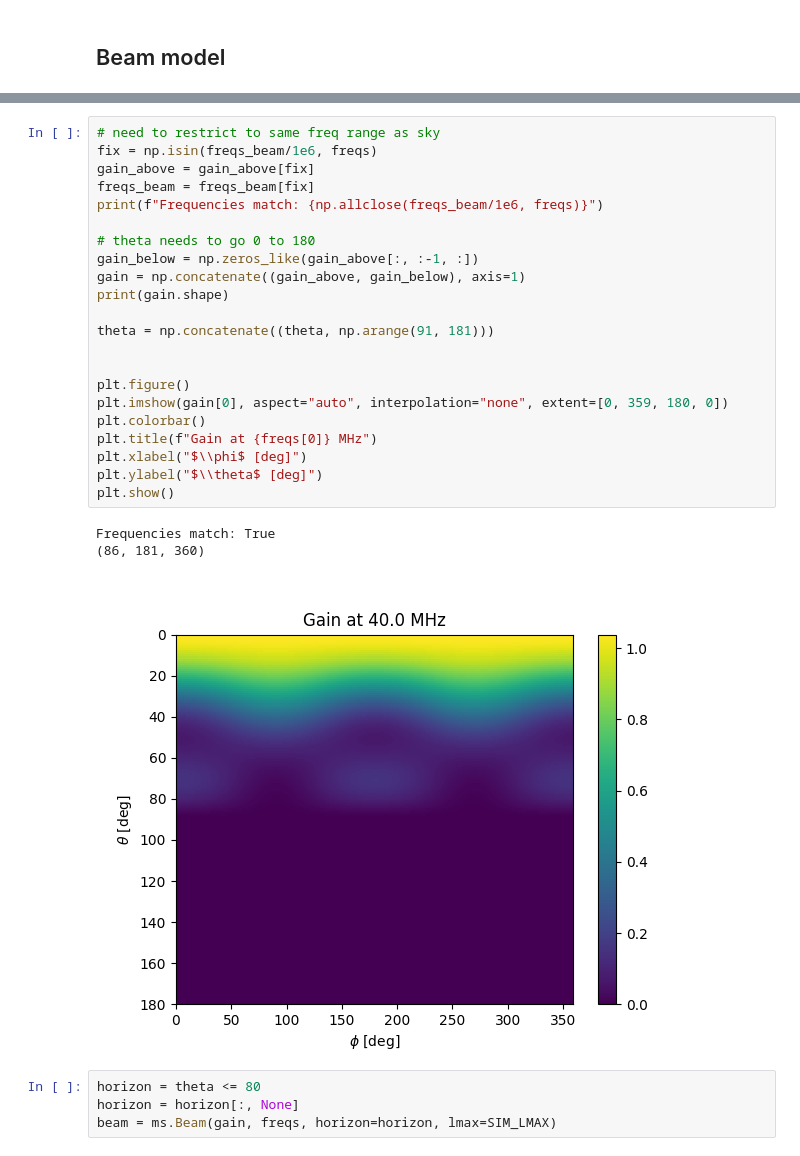
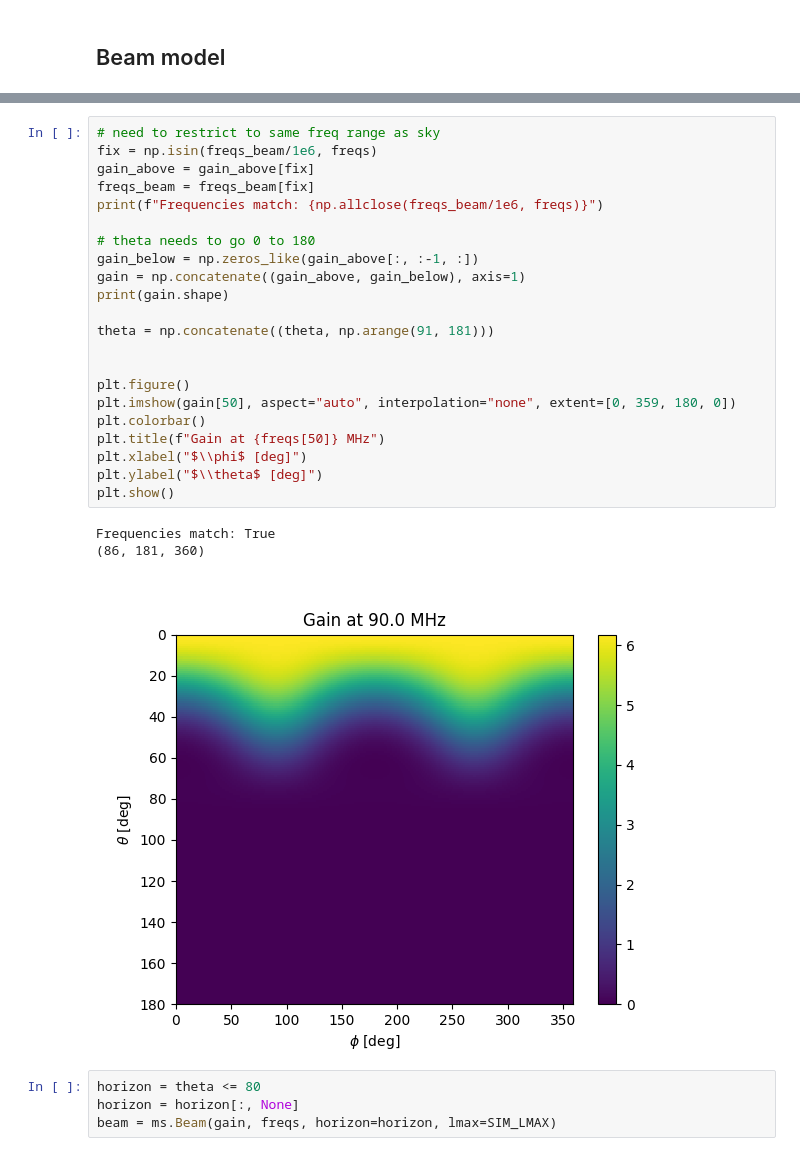
Before and after one commit to MIST-Experiment/mistsim, a Jupyter notebook: examples/sim_comparison.ipynb, the cells around one changed output, grey strips where cells are left out. Drawn from its saved outputs; the diff is of its cells as text.

```diff
--- a/examples/sim_comparison.ipynb
+++ b/examples/sim_comparison.ipynb
@@ -154,29 +153,29 @@ print(gain_above.shape)
 # %%
 # need to restrict to same freq range as sky
 fix = np.isin(freqs_beam/1e6, freqs)
 gain_above = gain_above[fix]
 freqs_beam = freqs_beam[fix]
 print(f"Frequencies match: {np.allclose(freqs_beam/1e6, freqs)}")
 
 # theta needs to go 0 to 180
 gain_below = np.zeros_like(gain_above[:, :-1, :])
 gain = np.concatenate((gain_above, gain_below), axis=1)
 print(gain.shape)
 
 theta = np.concatenate((theta, np.arange(91, 181)))
 
 
 plt.figure()
-plt.imshow(gain[0], aspect="auto", interpolation="none", extent=[0, 359, 180, 0])
+plt.imshow(gain[50], aspect="auto", interpolation="none", extent=[0, 359, 180, 0])
 plt.colorbar()
-plt.title(f"Gain at {freqs[0]} MHz")
+plt.title(f"Gain at {freqs[50]} MHz")
 plt.xlabel("$\\phi$ [deg]")
 plt.ylabel("$\\theta$ [deg]")
 plt.show()
 # %% [output]
 Frequencies match: True
 (86, 181, 360)
-[figure, old version]
+[figure, new version]
 # %%
 horizon = theta <= 80
 horizon = horizon[:, None]
```
Also changed, not shown: parts of 11 cells of this notebook.
